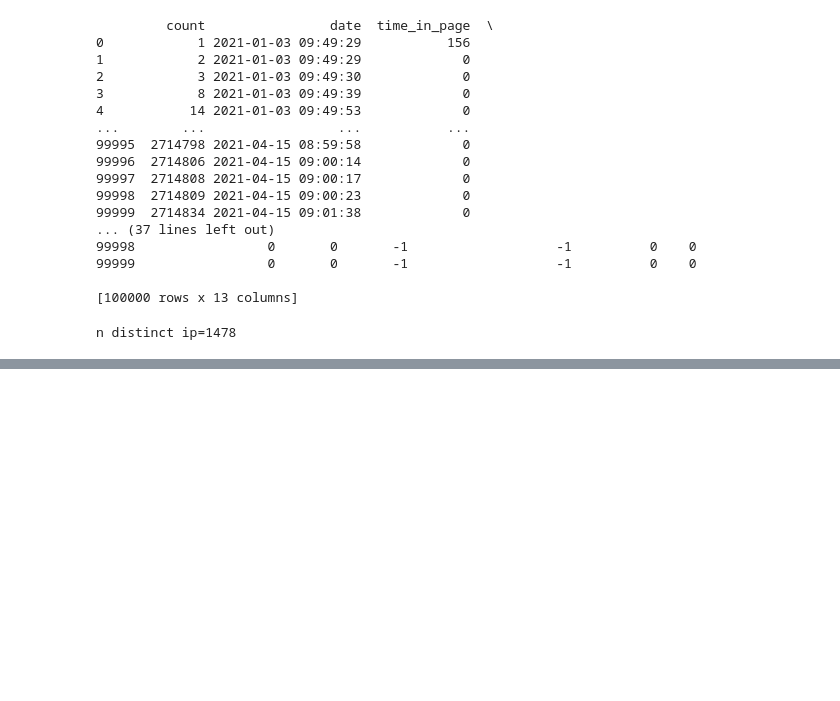
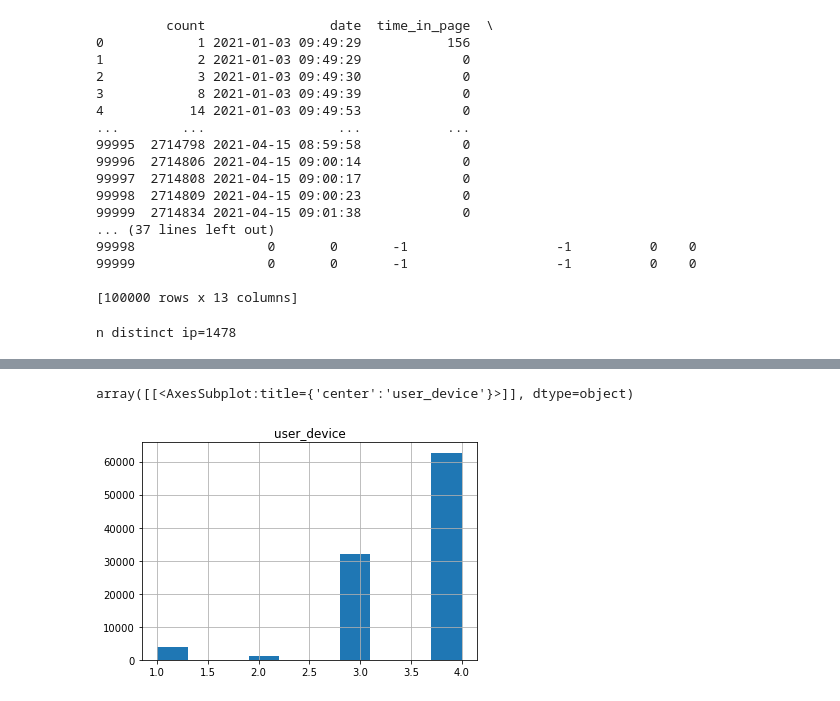
Before and after one commit to francobelloni85/DataMiningUni, a Jupyter notebook: BotDetection.ipynb, the cells around one changed output, grey strips where cells are left out. Cells and saved outputs as stored; diff of their text form; code cells hidden in the pictures; blank space fills up the shorter version.

```diff
--- a/BotDetection.ipynb
+++ b/BotDetection.ipynb
@@ -331,0 +346,5 @@ n distinct ip=1478
+# %%
+data_result['max_page_visit'] = 0
+data_result['average_time_between_page'] = 0
+data_result['count_days'] = 0
+data_result['delete_me'] = 0
@@ -423,0 +593,12 @@ Time elapse:343.9047 s
+# %%
+data_result["user_device"] = data_result["screen_size"].astype(str).astype(int)
+
+data_result.loc[data_result.screen_size < 480, 'user_device'] = 1
+data_result.loc[(480 <= data_result.screen_size) & (data_result.screen_size <= 960), 'user_device'] = 2
+data_result.loc[data_result.screen_size > 960, 'user_device'] = 3
+data_result.loc[data_result.screen_size == -1, 'user_device'] = 4
+
+data_result.hist(column='user_device')
+# %% [output]
+array([[<AxesSubplot:title={'center':'user_device'}>]], dtype=object)
+[figure, added]
```
Also changed, not shown: parts of 42 cells of this notebook, 1 other file.
